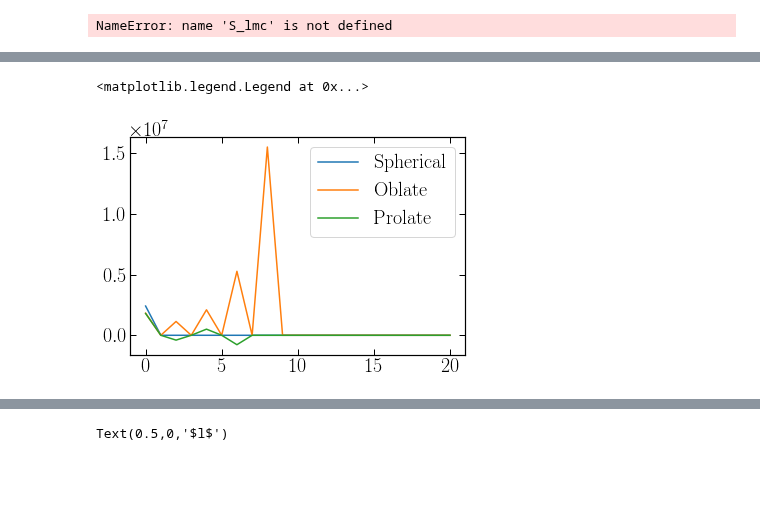
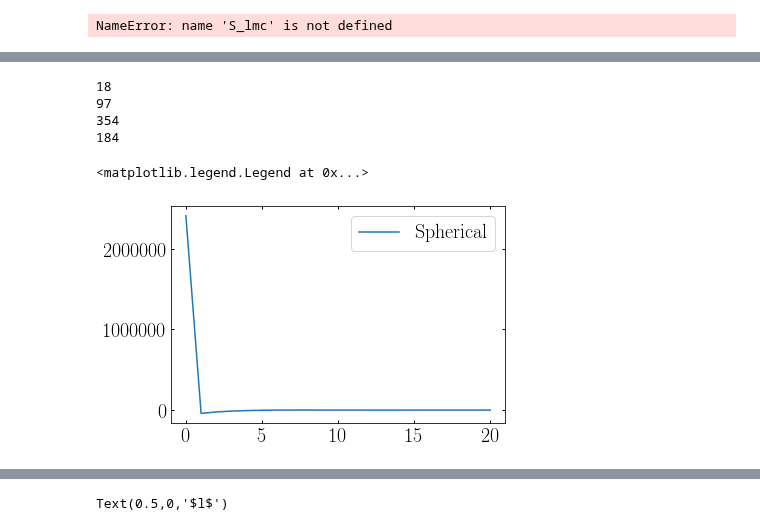
Before and after one commit to jngaravitoc/MW-LMC-SCF, a Jupyter notebook: notebooks/Coefficients_viz.ipynb, the cells around one changed output, grey strips where cells are left out. Cells and saved outputs as stored; diff of their text form; code cells hidden in the pictures; blank space fills up the shorter version.

Commit message:
coeff viz

```diff
--- a/notebooks/Coefficients_viz.ipynb
+++ b/notebooks/Coefficients_viz.ipynb
@@ -124,8 +122,8 @@ coeff_power(S_mwlmc, T_mwlmc, fig_title='MW coefficients amplitude', fig_name='M
 # %%
 mass = 1/507925.9301774541
 #mass = 1
-covmat_s1 = '../data/triaxial_halos/bfe_s1_halo.txt_covmat_sample_'
-coeff_s1 = '../data/triaxial_halos/bfe_s1_halo.txt_coeff_sample_'
+covmat_s1 = '../data/triaxial_halos/bfe_s1_rs12.7_covmat_sample_'
+coeff_s1 = '../data/triaxial_halos/bfe_s1_rs12.7_coeff_sample_'
 #mass = 1
 
 covmat_q1 = '../data/triaxial_halos/bfe_q1_halo.txt_covmat_sample_'
@@ -139,9 +137,9 @@ covmat_sph = '../data/triaxial_halos/bfe_spherical_rs12.7_covmat_sample_'
 coeff_sph = '../data/triaxial_halos/bfe_spherical_rs12.7_coeff_sample_'
 #mass = 1
 
-sn_cut = 4
+sn_cut = 5
 
-S_s1, T_s1, N_s1, sn_s1 = smooth_coeff(coeff_s1, covmat_s1, 0, 1, 20, 20, 20, sn_cut,
+S_s1, T_s1, N_s1, sn_s1 = smooth_coeff(coeff_s1, covmat_s1, 0, 10, 20, 20, 20, sn_cut,
                                 mass, snap=0, sn_out=1)
 
 S_q1, T_q1, N_q1, sn_q1 = smooth_coeff(coeff_q1, covmat_q1, 0, 1, 20, 20, 20, sn_cut,
@@ -156,9 +169,21 @@ S_sph1, T_sph1, N_sph1, sn_sph1 = smooth_coeff(coeff_sph, covmat_sph, 0, 11, 20,
+# %%
+print(N_sph1)
+print(N_s1)
+print(N_t1)
+print(N_q1)
+# %% [output]
+18
+97
+354
+184
 # %%
-plot(S_sph1[0,:,0], label='Spherical')
-plot(S_s1[0,:,0], label='Oblate')
-plot(S_q1[0,:,0], label='Prolate')
+plot(S_sph1[:,0,0], label='Spherical')
+#plot(S_s1[3,:,0]/np.max(S_s1), label='Oblate')
+
+#plot(T_q1[0,:,2], label='Prolate')
+
 #plot(S_t1[0,:,0], label='Triaxial')
 legend()
 # %% [output]
 <matplotlib.legend.Legend at 0x...>
-[figure, old version]
+[figure, new version]
```
Also changed, not shown: parts of 24 cells of this notebook.
